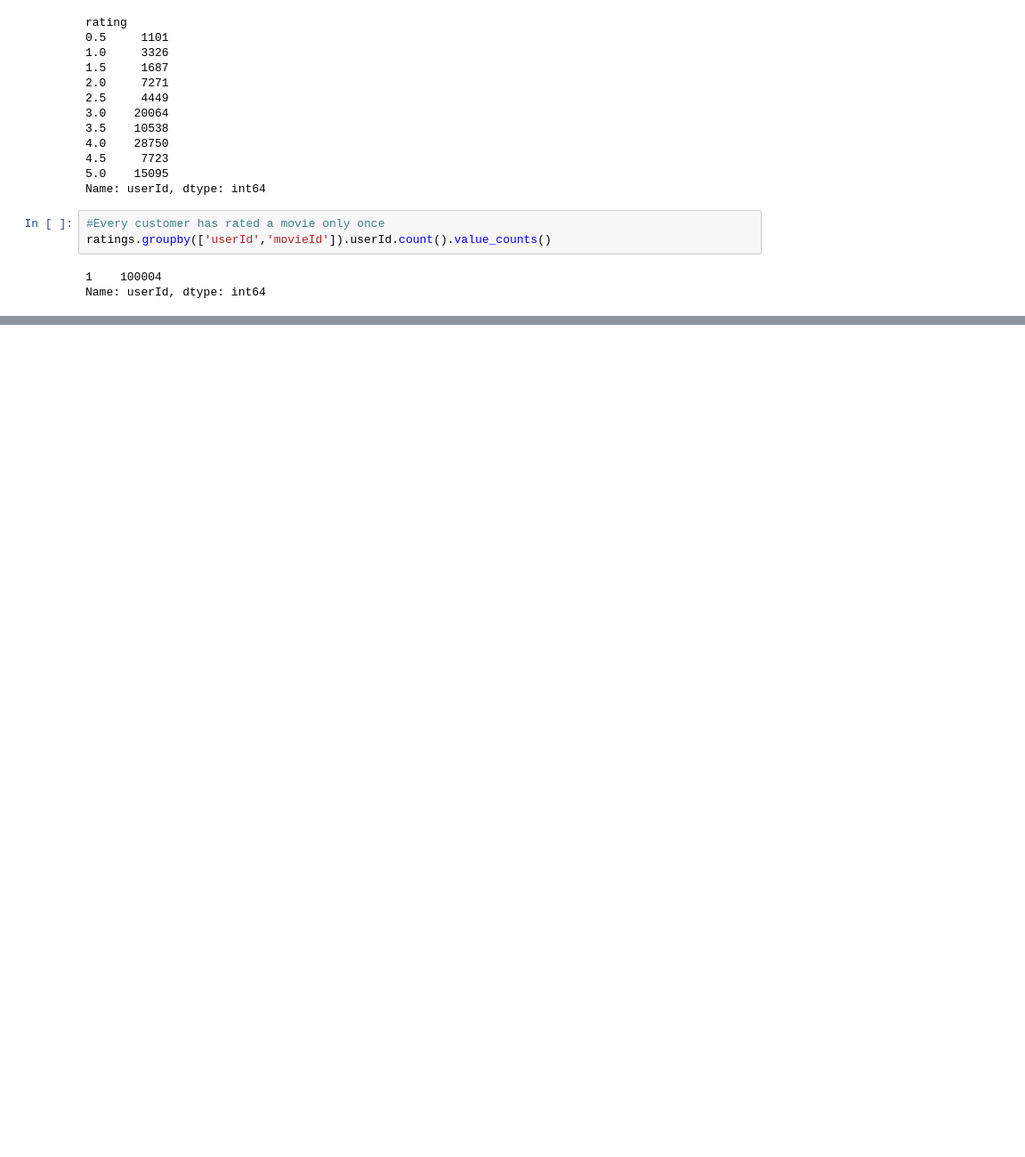
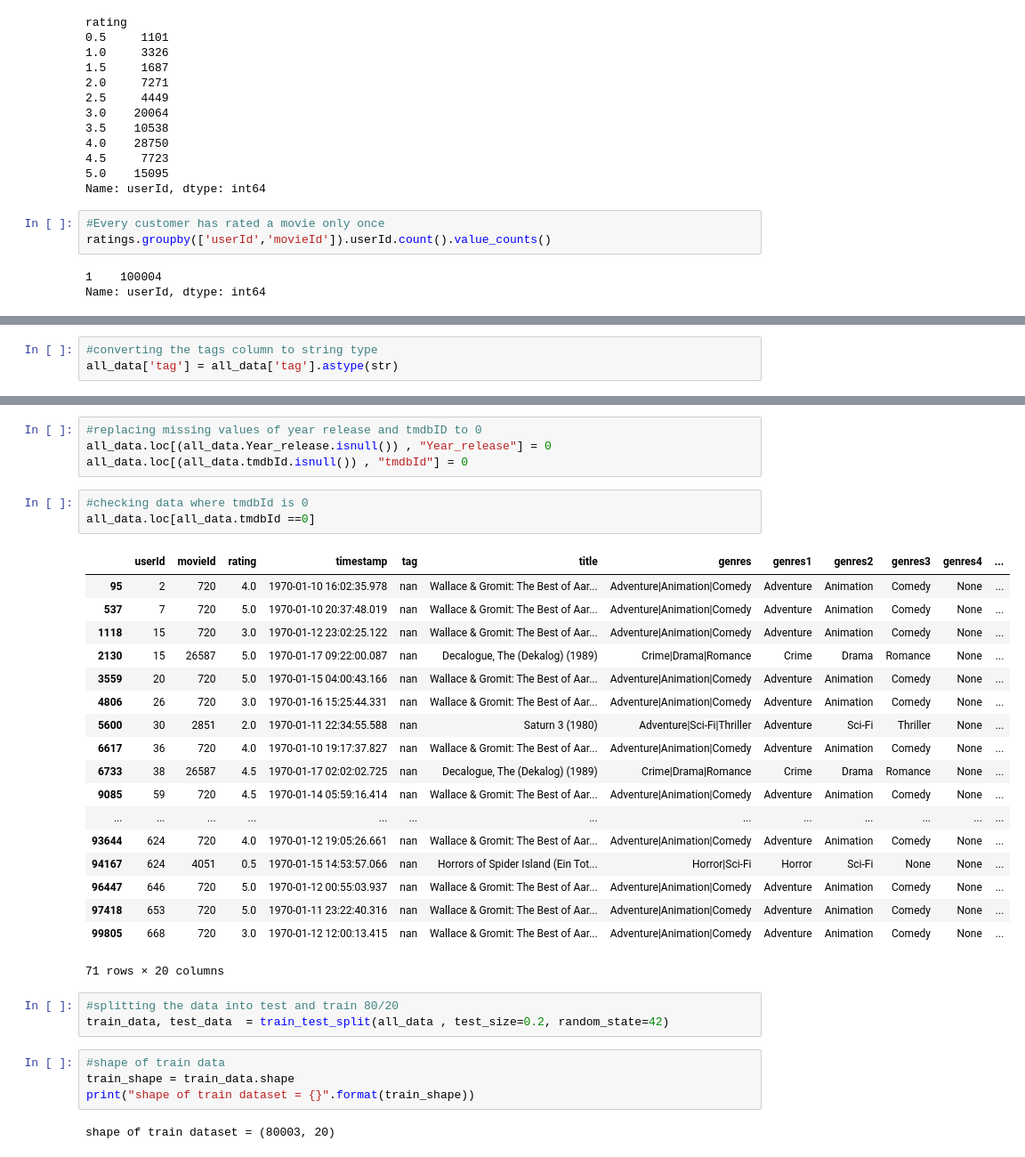
Before and after one commit to xenaritu/Personalisation, a Jupyter notebook: Exploration.ipynb, the cells around one changed output, grey strips where cells are left out. Shown: that part at 89% size. Drawn from its saved outputs; the diff is of its cells as text; blank space fills up the shorter version.

```diff
--- a/Exploration.ipynb
+++ b/Exploration.ipynb
@@ -329,0 +341,3 @@ all_data.to_csv('user_rating_part1.csv')
+# %%
+#converting the tags column to string type
+all_data['tag'] = all_data['tag'].astype(str)
@@ -329,0 +365,35 @@ all_data.to_csv('user_rating_part1.csv')
+# %%
+#replacing missing values of year release and tmdbID to 0
+all_data.loc[(all_data.Year_release.isnull()) , "Year_release"] = 0
+all_data.loc[(all_data.tmdbId.isnull()) , "tmdbId"] = 0
+# %%
+#checking data where tmdbId is 0
+all_data.loc[all_data.tmdbId ==0]
+# %% [output]
+|  | userId | movieId | rating | timestamp | tag | title | genres | genres1 | genres2 | genres3 | genres4 | ... |
+| 95 | 2 | 720 | 4.0 | 1970-01-10 16:02:35.978 | nan | Wallace & Gromit: The Best of Aar... | Adventure|Animation|Comedy | Adventure | Animation | Comedy | None | ... |
+| 537 | 7 | 720 | 5.0 | 1970-01-10 20:37:48.019 | nan | Wallace & Gromit: The Best of Aar... | Adventure|Animation|Comedy | Adventure | Animation | Comedy | None | ... |
+| 1118 | 15 | 720 | 3.0 | 1970-01-12 23:02:25.122 | nan | Wallace & Gromit: The Best of Aar... | Adventure|Animation|Comedy | Adventure | Animation | Comedy | None | ... |
+| 2130 | 15 | 26587 | 5.0 | 1970-01-17 09:22:00.087 | nan | Decalogue, The (Dekalog) (1989) | Crime|Drama|Romance | Crime | Drama | Romance | None | ... |
+| 3559 | 20 | 720 | 5.0 | 1970-01-15 04:00:43.166 | nan | Wallace & Gromit: The Best of Aar... | Adventure|Animation|Comedy | Adventure | Animation | Comedy | None | ... |
+| 4806 | 26 | 720 | 3.0 | 1970-01-16 15:25:44.331 | nan | Wallace & Gromit: The Best of Aar... | Adventure|Animation|Comedy | Adventure | Animation | Comedy | None | ... |
+| 5600 | 30 | 2851 | 2.0 | 1970-01-11 22:34:55.588 | nan | Saturn 3 (1980) | Adventure|Sci-Fi|Thriller | Adventure | Sci-Fi | Thriller | None | ... |
+| 6617 | 36 | 720 | 4.0 | 1970-01-10 19:17:37.827 | nan | Wallace & Gromit: The Best of Aar... | Adventure|Animation|Comedy | Adventure | Animation | Comedy | None | ... |
+| 6733 | 38 | 26587 | 4.5 | 1970-01-17 02:02:02.725 | nan | Decalogue, The (Dekalog) (1989) | Crime|Drama|Romance | Crime | Drama | Romance | None | ... |
+| 9085 | 59 | 720 | 4.5 | 1970-01-14 05:59:16.414 | nan | Wallace & Gromit: The Best of Aar... | Adventure|Animation|Comedy | Adventure | Animation | Comedy | None | ... |
+| ... | ... | ... | ... | ... | ... | ... | ... | ... | ... | ... | ... | ... |
+| 93644 | 624 | 720 | 4.0 | 1970-01-12 19:05:26.661 | nan | Wallace & Gromit: The Best of Aar... | Adventure|Animation|Comedy | Adventure | Animation | Comedy | None | ... |
+| 94167 | 624 | 4051 | 0.5 | 1970-01-15 14:53:57.066 | nan | Horrors of Spider Island (Ein Tot... | Horror|Sci-Fi | Horror | Sci-Fi | None | None | ... |
+| 96447 | 646 | 720 | 5.0 | 1970-01-12 00:55:03.937 | nan | Wallace & Gromit: The Best of Aar... | Adventure|Animation|Comedy | Adventure | Animation | Comedy | None | ... |
+| 97418 | 653 | 720 | 5.0 | 1970-01-11 23:22:40.316 | nan | Wallace & Gromit: The Best of Aar... | Adventure|Animation|Comedy | Adventure | Animation | Comedy | None | ... |
+| 99805 | 668 | 720 | 3.0 | 1970-01-12 12:00:13.415 | nan | Wallace & Gromit: The Best of Aar... | Adventure|Animation|Comedy | Adventure | Animation | Comedy | None | ... |
+71 rows × 20 columns
+# %%
+#splitting the data into test and train 80/20
+train_data, test_data  = train_test_split(all_data , test_size=0.2, random_state=42)
+# %%
+#shape of train data
+train_shape = train_data.shape
+print("shape of train dataset = {}".format(train_shape))
+# %% [output]
+shape of train dataset = (80003, 20)
```
Also changed, not shown: parts of 55 cells of this notebook.
